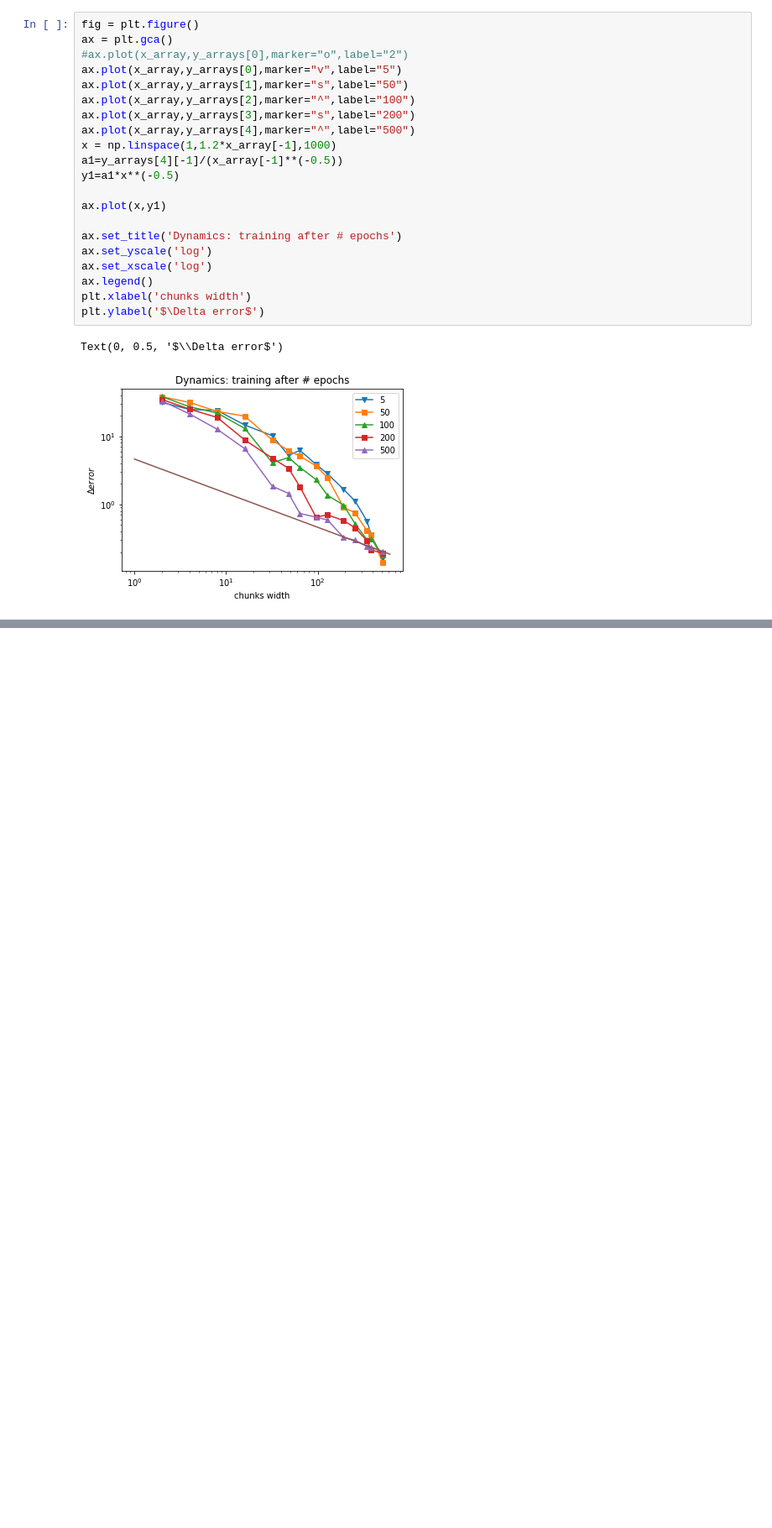
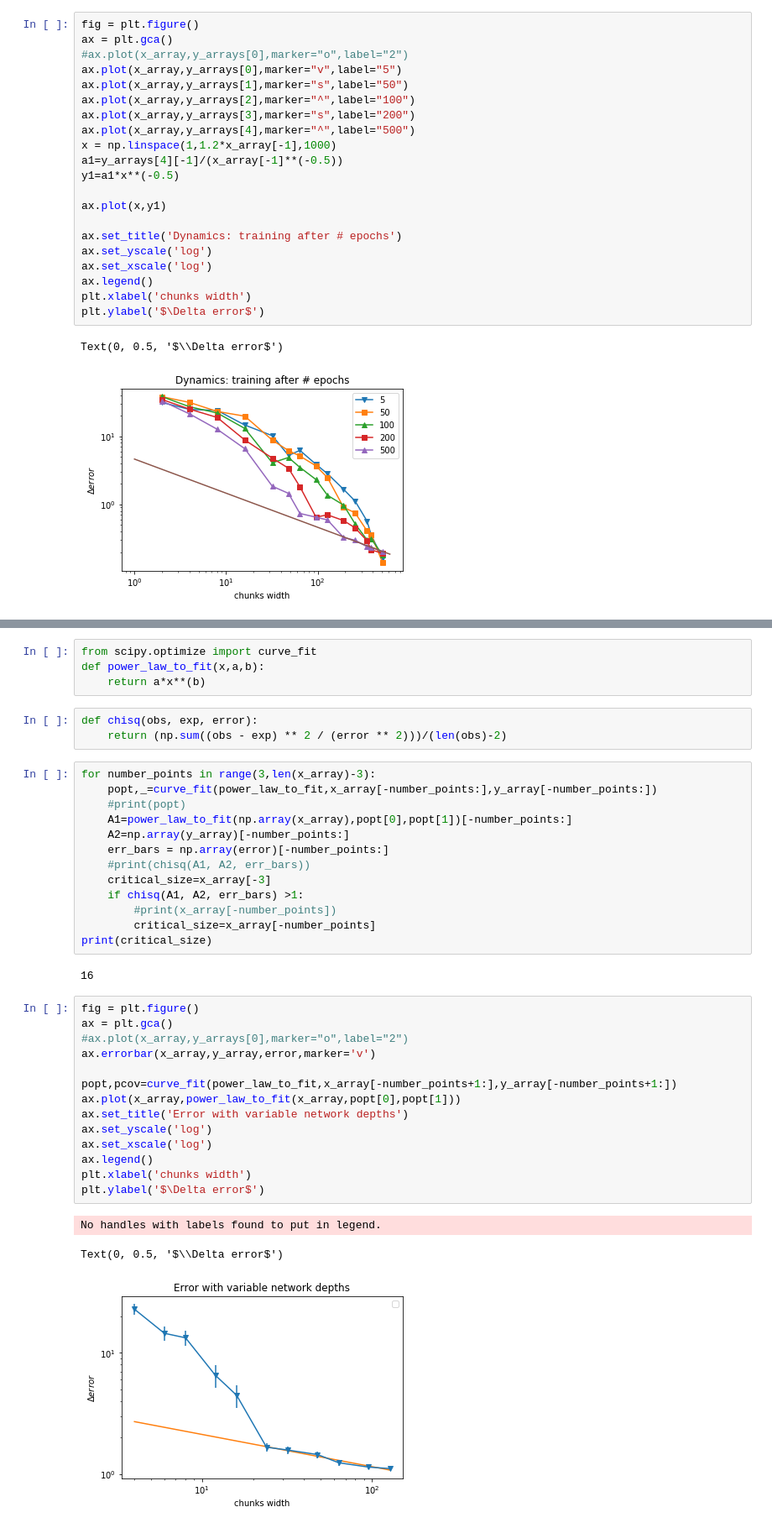
Before and after one commit to fcaretti/mitosis_MNIST, a Jupyter notebook: Notebook for plots.ipynb, the cells around one changed output, grey strips where cells are left out. Shown at 84% size. Saved outputs shown, nothing was run; the diff lists cells and outputs as text; blank space fills up the shorter version.

```diff
--- a/Notebook for plots.ipynb
+++ b/Notebook for plots.ipynb
@@ -450,0 +582,40 @@ Text(0, 0.5, '$\\Delta error$')
+# %%
+from scipy.optimize import curve_fit
+def power_law_to_fit(x,a,b):
+    return a*x**(b)
+# %%
+def chisq(obs, exp, error):
+    return (np.sum((obs - exp) ** 2 / (error ** 2)))/(len(obs)-2)
+# %%
+for number_points in range(3,len(x_array)-3):
+    popt,_=curve_fit(power_law_to_fit,x_array[-number_points:],y_array[-number_points:])
+    #print(popt)
+    A1=power_law_to_fit(np.array(x_array),popt[0],popt[1])[-number_points:]
+    A2=np.array(y_array)[-number_points:]
+    err_bars = np.array(error)[-number_points:]
+    #print(chisq(A1, A2, err_bars))
+    critical_size=x_array[-3]
+    if chisq(A1, A2, err_bars) >1:
+        #print(x_array[-number_points])
+        critical_size=x_array[-number_points]
+print(critical_size)
+# %% [output]
+16
+# %%
+fig = plt.figure()
+ax = plt.gca()
+#ax.plot(x_array,y_arrays[0],marker="o",label="2")
+ax.errorbar(x_array,y_array,error,marker='v')
+
+popt,pcov=curve_fit(power_law_to_fit,x_array[-number_points+1:],y_array[-number_points+1:])
+ax.plot(x_array,power_law_to_fit(x_array,popt[0],popt[1]))
+ax.set_title('Error with variable network depths')
+ax.set_yscale('log')
+ax.set_xscale('log')
+ax.legend()
+plt.xlabel('chunks width')
+plt.ylabel('$\Delta error$')
+# %% [output]
+No handles with labels found to put in legend.
+Text(0, 0.5, '$\\Delta error$')
+[figure, added]
```
Also changed, not shown: parts of 12 cells of this notebook, 4 other files.
